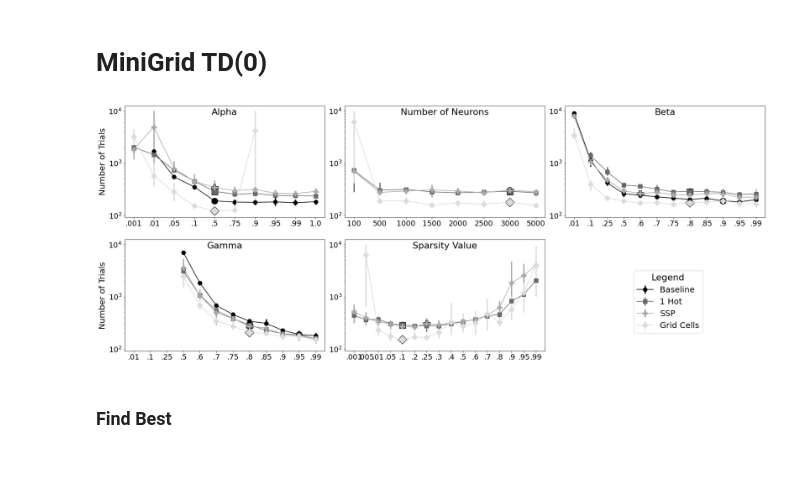
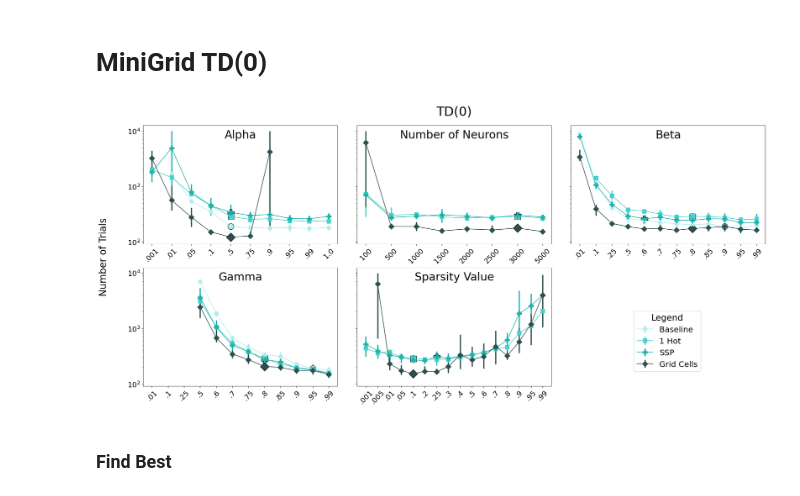
Before and after one commit to maddybartlett/Bio_Based_Reps_for_RL, a Jupyter notebook: Analysis.ipynb, the cells around one changed output. Drawn from its saved outputs; the diff is of its cells as text; code cells hidden in the pictures; blank space fills up the shorter version.

Commit message:
Colourful plots

```diff
--- a/Analysis.ipynb
+++ b/Analysis.ipynb
@@ -200,8 +205,11 @@ sparsity_SSP_n = pd.read_pickle(data_folder/'sparsity_MGSSPNTD0_data')
 sparsity_Grid_n = pd.read_pickle(data_folder/'sparsity_MGGridSSPNTD0_data')
 # %%
 fig = plt.figure()
-fig.set_figheight(11)
+fig.set_figheight(12)
 fig.set_figwidth(28)
+
+fig.text(0.49, 0.91, "TD(0)", fontsize = 32)
+fig.text(0.07, 0.5, 'Number of Trials', va='center', rotation='vertical', fontsize=24)
 
 
 plt.subplots_adjust(wspace=0.1)
@@ -210,78 +218,84 @@ plt.subplots_adjust(wspace=0.1)
 ax1 = plt.subplot2grid(shape=(2, 3), loc=(0, 0), colspan=1)
 
 plot_data(alpha_1H_nn, 'alpha', alphas, 5, goal = 0.95, ax=ax1, replace = True,
-              marker = 'o', markersize = 10, label = 'Baseline', color = 'black')
+              marker = 'o', markersize = 10, label = 'Baseline', color = 'paleturquoise')
 plot_data(alpha_1H_n, 'alpha', alphas, 5, goal = 0.95, ax=ax1, replace = True,
-          marker = 's', markersize = 10, label = '1 Hot', color = 'dimgray')
+          marker = 's', markersize = 10, label = '1 Hot', color = 'mediumturquoise')
 plot_data(alpha_SSP_n, 'alpha', alphas, 5, goal = 0.95, ax=ax1, replace = True,
-          marker = 'P', markersize = 12, label = 'SSP', color = 'darkgray')
+          marker = 'P', markersize = 12, label = 'SSP', color = 'lightseagreen')
 plot_data(alpha_Grid_n, 'alpha', alphas, 5, goal = 0.95, ax=ax1, replace = True,
-          marker = 'D', markersize = 10, label = 'Grid Cells', color = 'gainsboro')
-ax1.set_title('Alpha', fontsize=22, y=1.0, pad=-22)
-ax1.set_ylabel('Number of Trials', fontsize = 20)
+          marker = 'D', markersize = 10, label = 'Grid Cells', color = 'darkslategrey')
+ax1.set_title('Alpha', fontsize=28, y=1.0, pad=-32)
 ax1.set_yscale('log')
+ax1.tick_params(axis='x', labelrotation=45)
 
 ## NEURONS ##
 ax2 = plt.subplot2grid(shape=(2, 3), loc=(0,1), colspan=1, sharey=ax1)
 
 plot_data(neurons_1H_n, 'n_neurons', n_neurons, -2, goal = 0.95, ax=ax2, replace = True,
-          marker = 's', markersize = 10, label = '1 Hot', color = 'dimgray')
+          marker = 's', markersize = 10, label = '1 Hot', color = 'mediumturquoise')
 plot_data(neurons_SSP_n, 'n_neurons', n_neurons, -2, goal = 0.95, ax=ax2, replace = True,
-          marker = 'P', markersize = 12, label = 'SSP', color = 'darkgray')
+          marker = 'P', markersize = 12, label = 'SSP', color = 'lightseagreen')
 plot_data(neurons_Grid_n, 'n_neurons', n_neurons, -2, goal = 0.95, ax=ax2, replace = True,
-          marker = 'D', markersize = 10, label = 'Grid Cells', color = 'gainsboro')
-ax2.set_title('Number of Neurons', fontsize=22, y=1.0, pad=-22)
+          marker = 'D', markersize = 10, label = 'Grid Cells', color = 'darkslategrey')
+ax2.set_title('Number of Neurons', fontsize=28, y=1.0, pad=-32)
 ax2.set_yscale('log')
+ax2.tick_params(axis='y', labelsize=0)
+ax2.tick_params(axis='x', labelrotation=45)
 
 ## BETA ##
 ax4 = plt.subplot2grid(shape=(2, 3), loc=(0,2), colspan=1, sharey=ax1)
 
 plot_data(beta_1H_nn, 'beta', betas, -3, goal = 0.95, ax=ax4, replace = True,
-          marker = 'o', markersize = 10, label = 'Baseline', color = 'black')
+          marker = 'o', markersize = 10, label = 'Baseline', color = 'paleturquoise')
 plot_data(beta_1H_n, 'beta', betas, -5, goal = 0.95, ax=ax4, replace = True,
-          marker = 's', markersize = 10, label = '1 Hot', color = 'dimgray')
+          marker = 's', markersize = 10, label = '1 Hot', color = 'mediumturquoise')
 plot_data(beta_SSP_n, 'beta', betas, 4, goal = 0.95, ax=ax4, replace = True,
-          marker = 'P', markersize = 12, label = 'SSP', color = 'darkgray')
+          marker = 'P', markersize = 12, label = 'SSP', color = 'lightseagreen')
 plot_data(beta_Grid_n, 'beta', betas, -5, goal = 0.95, ax=ax4, replace = True,
-          marker = 'D', markersize = 10, label = 'Grid Cells', color = 'gainsboro')
-ax4.set_title('Beta', fontsize=22, y=1.0, pad=-22)
+          marker = 'D', markersize = 10, label = 'Grid Cells', color = 'darkslategrey')
+ax4.set_title('Beta', fontsize=28, y=1.0, pad=-32)
 ax4.set_yscale('log')
+ax4.tick_params(axis='y', labelsize=0)
+ax4.tick_params(axis='x', labelrotation=45)
 
 ## GAMMA ##
 ax5 = plt.subplot2grid(shape=(2, 3), loc=(1, 0), colspan=1, sharex=ax4, sharey=ax1)#, sharex=ax4)
 
 plot_data(gamma_1H_nn, 'gamma', gammas, -2, goal = 0.95, ax=ax5, replace = True,
-          marker = 'o', markersize = 10, label = 'Baseline', color = 'black')
+          marker = 'o', markersize = 10, label = 'Baseline', color = 'paleturquoise')
 plot_data(gamma_1H_n, 'gamma', gammas, -5, goal = 0.95, ax=ax5, replace = True,
-          marker = 's', markersize = 10, label = '1 Hot', color = 'dimgray')
+          marker = 's', markersize = 10, label = '1 Hot', color = 'mediumturquoise')
 plot_data(gamma_SSP_n, 'gamma', gammas, 7, goal = 0.95, ax=ax5, replace = True,
-          marker = 'P', markersize = 12, label = 'SSP', color = 'darkgray')
+          marker = 'P', markersize = 12, label = 'SSP', color = 'lightseagreen')
 plot_data(gamma_Grid_n, 'gamma', gammas, -5, goal = 0.95, ax=ax5, replace = True,
-          marker = 'D', markersize = 10, label = 'Grid Cells', color = 'gainsboro')
-ax5.set_title('Gamma', fontsize=22, y=1.0, pad=-22)
-ax5.set_ylabel('Number of Trials', fontsize = 20)
+          marker = 'D', markersize = 10, label = 'Grid Cells', color = 'darkslategrey')
+ax5.set_title('Gamma', fontsize=28, y=1.0, pad=-32)
 ax5.set_yscale('log')
+ax5.tick_params(axis='x', labelrotation=45)
 
 ## SPARSITY ##
 ax6 = plt.subplot2grid(shape=(2, 3), loc=(1, 1), colspan=1, sharey=ax1)
 
 plot_data(sparsity_1H_n, 'sparsity', sparsity, 4, goal = 0.95, ax=ax6, replace = True,
-          marker = 's', markersize = 10, label = '1 Hot', color = 'dimgray')
+          marker = 's', markersize = 10, label = '1 Hot', color = 'mediumturquoise')
 plot_data(sparsity_SSP_n, 'sparsity', sparsity, 6, goal = 0.95, ax=ax6, replace = True,
-          marker = 'P', markersize = 12, label = 'SSP', color = 'darkgray')
+          marker = 'P', markersize = 12, label = 'SSP', color = 'lightseagreen')
 plot_data(sparsity_Grid_n, 'sparsity', sparsity, 4, goal = 0.95, ax=ax6, replace = True,
-          marker = 'D', markersize = 10, label = 'Grid Cells', color = 'gainsboro')
-ax6.set_title('Sparsity Value', fontsize=22, y=1.0, pad=-22)
+          marker = 'D', markersize = 10, label = 'Grid Cells', color = 'darkslategrey')
+ax6.set_title('Sparsity Value', fontsize=28, y=1.0, pad=-32)
 ax6.set_yscale('log')
+ax6.tick_params(axis='y', labelsize=0)
+ax6.tick_params(axis='x', labelrotation=45)
 
 # Set Legend
 lines, labels = ax1.get_legend_handles_labels()
 fig.legend(lines, labels, loc = (0.8,0.12), fontsize=20, title='Legend',title_fontsize=22);
 
 # Save as PDF
-#fig.savefig('Images/minigrid_TD0.pdf', bbox_inches='tight');
+#fig.savefig('figures/minigrid_TD0.pdf', bbox_inches='tight');
 # %% [output]
-[figure, old version]
+[figure, new version]
 # %% [markdown]
 ### Find Best
 # %%
```
Also changed, not shown: parts of 2 cells of this notebook.
